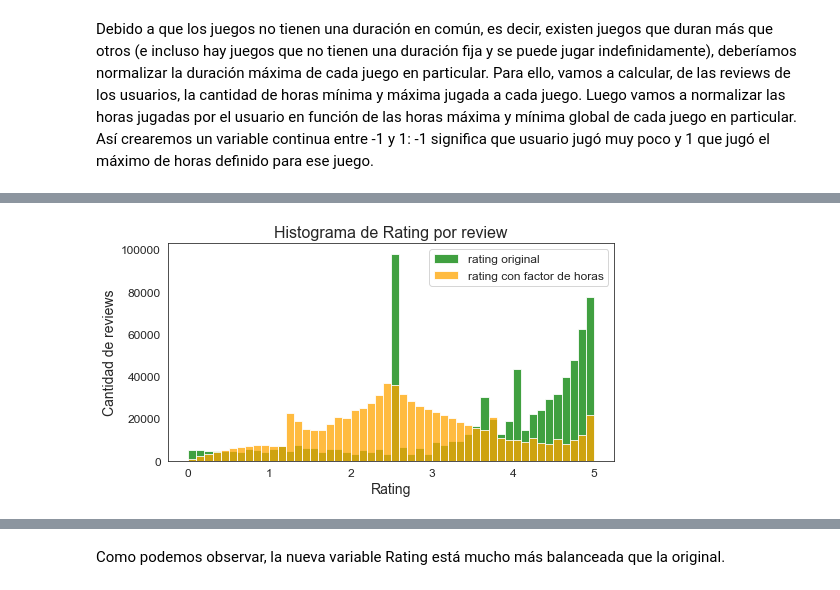
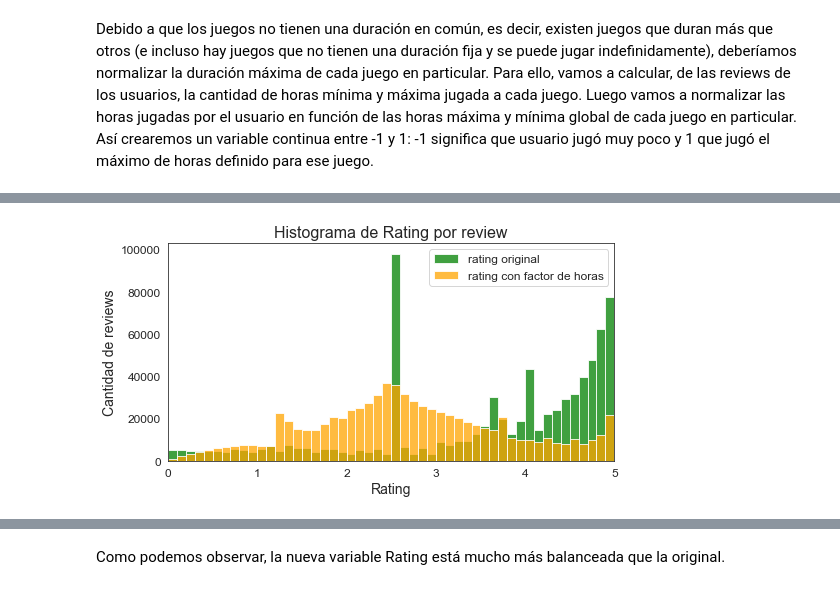
Before and after one commit to jmquintana/data_science_sprint_3, a Jupyter notebook: JoseQuintana_DS_Proyecto_03_SR.ipynb, the cells around one changed output, grey strips where cells are left out. Cells and saved outputs as stored; diff of their text form; code cells hidden in the pictures.

```diff
--- a/JoseQuintana_DS_Proyecto_03_SR.ipynb
+++ b/JoseQuintana_DS_Proyecto_03_SR.ipynb
@@ -102,7 +106,7 @@ from surprise.model_selection import RandomizedSearchCV
 # Le doy formato a los gráficos
 # sns.set_style("darkgrid")
 sns.set_style("white")
-plt.rc('font', size=10)
+plt.rc('font', size=12)
 plt.rc('legend', fontsize=12)
 plt.rc('axes', titlesize=16)
 plt.rc('figure', titlesize=16)
@@ -126,7 +130,7 @@ tqdm.pandas()
 # %%
 # Las siguientes lineas permiten habilitar o deshabilitar ciertas operaciones
 # procesamiento de datos para ahorrar tiempo de procesamiento.
-READ_RAW = False
+READ_RAW = True
 PROCESS_TEXT = True
 POLARITY = True
 # %% [output]
@@ -434,7 +461,7 @@ dtype: int64
 # %%
 # Selecciono las columnas que me interesan
 # Descarto la columna 'title' ya que tienen muchos missings y la columna 'app_name' tiene los nombres de los juegos
-columnas = ['publisher', 'genres', 'app_name', 'tags', 'specs', 'price', 'id', 'developer', 'sentiment']
+columnas = ['genres', 'app_name', 'tags', 'id', 'developer', 'sentiment']
 data_games = data_games[columnas]
 data_games.head()
 # %% [output]
@@ -1181,10 +1258,11 @@ df_reviews['hr_rating'] = scaler.fit_transform(df_reviews[['hr_rating']])
 
 # Finalmente observamos la distribucion
 plt.figure(figsize=(8,4))
-sns.histplot(data=df_reviews, x='rating', color='green', label='rating original', bins=50)
-sns.histplot(data=df_reviews, x='hr_rating', color='orange', label='rating con factor de horas', bins=50)
+sns.histplot(data=df_reviews, x='rating', color='green', label='rating original', bins=50, binrange=(0,5))
+sns.histplot(data=df_reviews, x='hr_rating', color='orange', label='rating con factor de horas', bins=50, binrange=(0,5))
 plt.title('Histograma de Rating por review')
 plt.legend()
+plt.xlim(0,5)
 plt.ylabel('Cantidad de reviews')
 plt.xlabel('Rating')
 plt.xticks(rotation=0)
@@ -1194 +1272 @@ plt.show()
-[figure, old version]
+[figure, new version]
```
Also changed, not shown: parts of 126 cells of this notebook.
